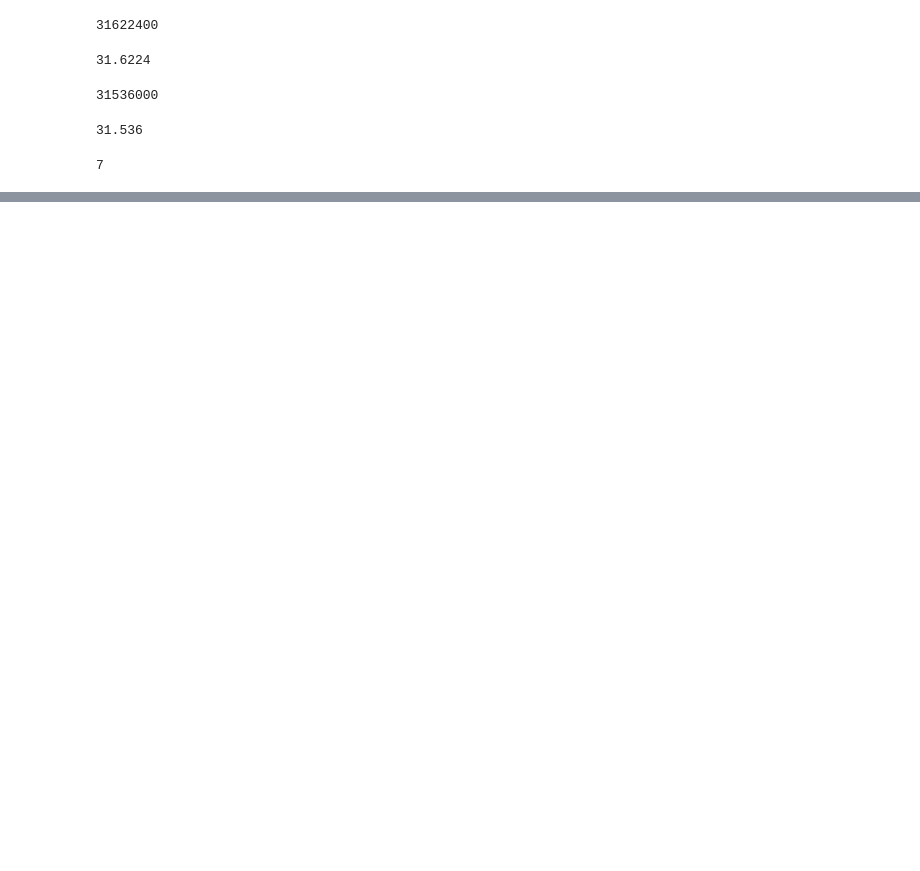
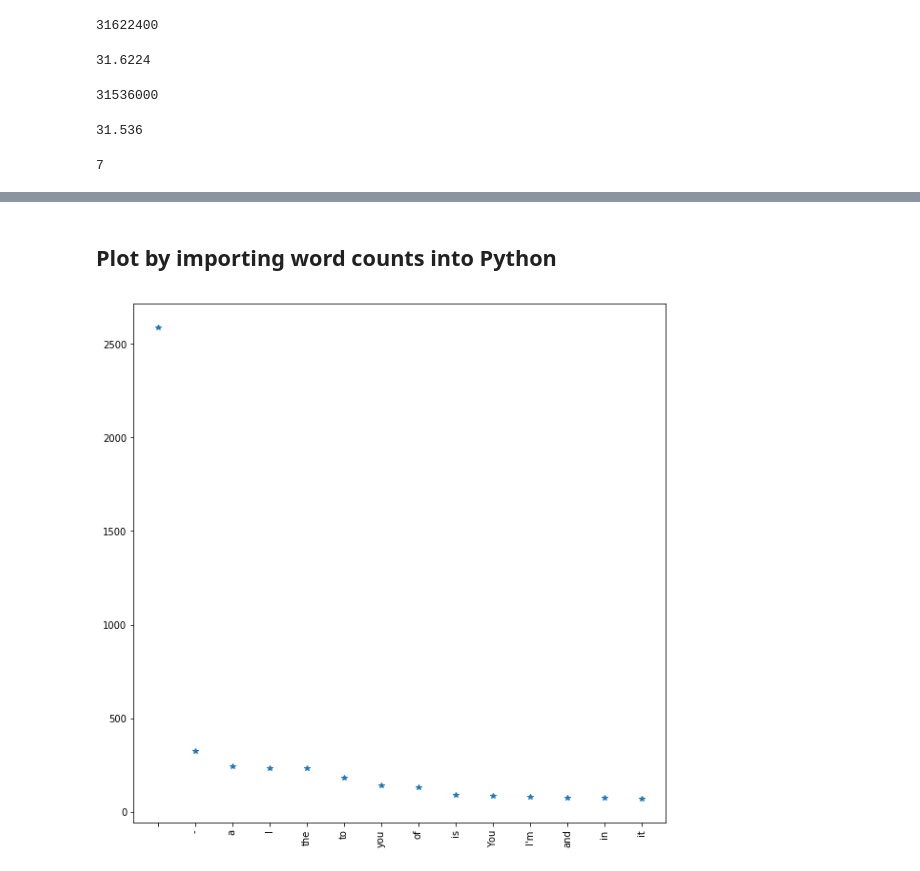
Before and after one commit to AkashMullick/Python4DS, a Jupyter notebook: Intro Notebook.ipynb, the cells around one changed output, grey strips where cells are left out. Cells and saved outputs as stored; diff of their text form; code cells hidden in the pictures; blank space fills up the shorter version.

```diff
--- a/Intro Notebook.ipynb
+++ b/Intro Notebook.ipynb
@@ -25,0 +261,2 @@ print(x)
+# %% [markdown]
+## Plot by importing word counts into Python
@@ -25,0 +265,24 @@ print(x)
+# %%
+import matplotlib.pyplot as plt
+import csv
+
+xTicks = []
+y = []
+
+with open('count_vs_words', 'r') as csvfile:
+        plots = csv.reader(csvfile, delimiter = ' ')
+        for row in plots:
+            y.append(int(row[-2]))
+            xTicks.append(str(row[-1]))
+
+#remove the count of space (first line)
+y = y[1:]
+xTicks = xTicks[1:]
+#plot
+x = range(len(y))
+plt.figure(figsize = (10, 10))
+plt.xticks(x, xTicks, rotation = 90) #xlabel with 90 degree angle
+plt.plot(x, y, '*')
+plt.show()
+# %% [output]
+[figure, added]
```
Also changed, not shown: parts of 36 cells of this notebook.
